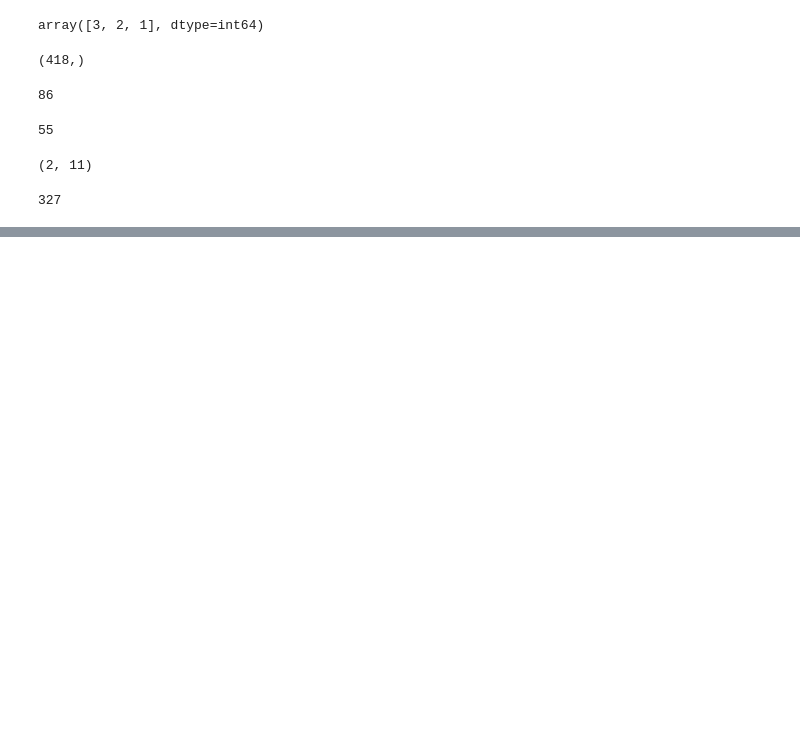
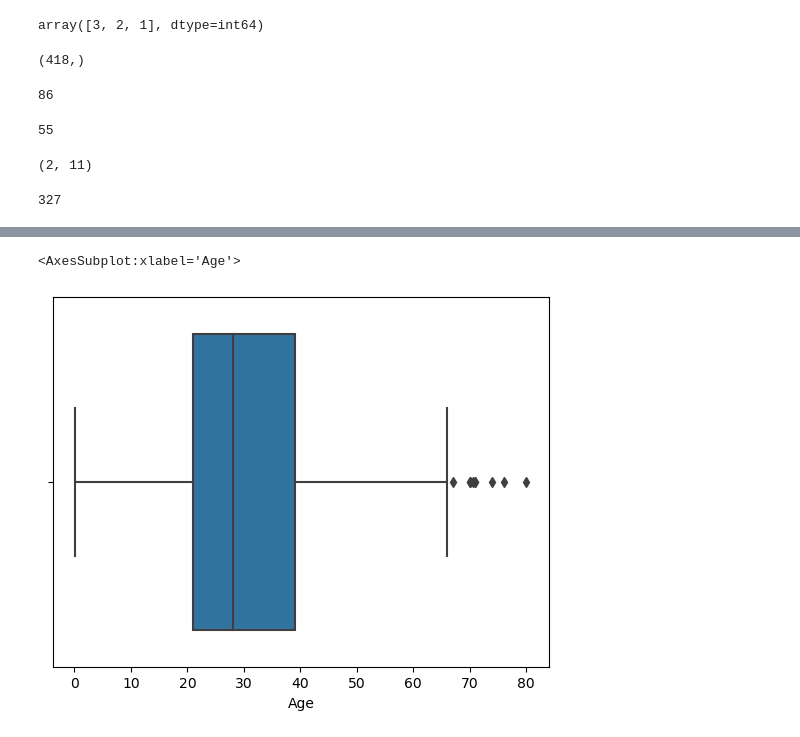
Before and after one commit to Chetanagurjar/EDA_Titanic-dataset, a Jupyter notebook: Read_data.ipynb, the cells around one changed output, grey strips where cells are left out. Cells and saved outputs as stored; diff of their text form; code cells hidden in the pictures; blank space fills up the shorter version.

```diff
--- a/Read_data.ipynb
+++ b/Read_data.ipynb
@@ -466,0 +625,5 @@ test['Cabin'].isnull().sum()
+# %%
+sns.boxplot(train['Age'])
+# %% [output]
+<AxesSubplot:xlabel='Age'>
+[figure, added]
```
Also changed, not shown: parts of 58 cells of this notebook.
